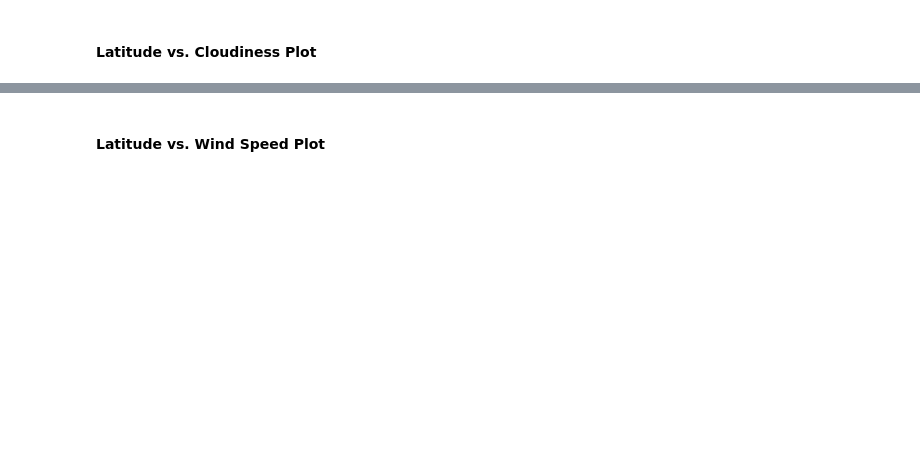
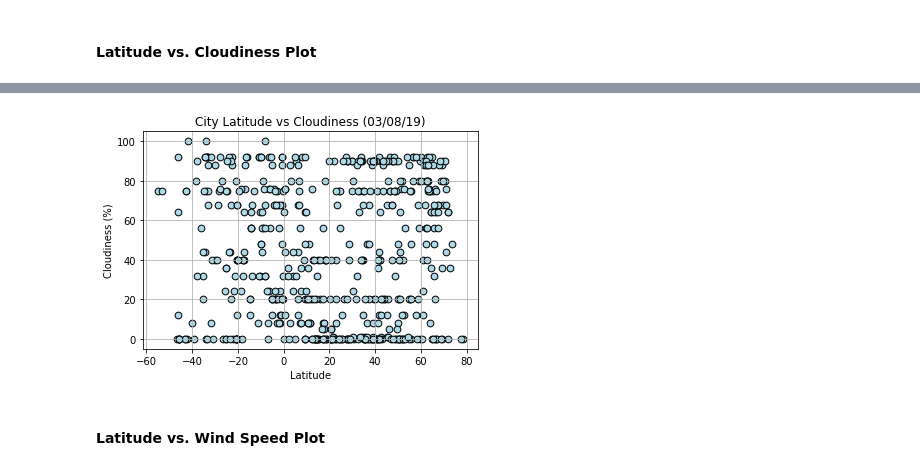
Before and after one commit to TotalEntropy/UofT-Data-2019, a Jupyter notebook: Bin/WeatherPy.ipynb, the cells around one changed output, grey strips where cells are left out. Cells and saved outputs as stored; diff of their text form; code cells hidden in the pictures; blank space fills up the shorter version.

```diff
--- a/Bin/WeatherPy.ipynb
+++ b/Bin/WeatherPy.ipynb
@@ -203,2 +214,16 @@ dtype: int64
+# %%
+# Building the scatter plot
+plt.scatter(weather_df['Lat'], weather_df['Cloudiness'], marker = 'o', s = 45, edgecolors = 'black', color = 'lightblue')
+
+# Adding graph properties
+plt.title('City Latitude vs Cloudiness (03/08/19)')
+plt.ylabel('Cloudiness (%)')
+plt.xlabel('Latitude')
+plt.grid()
+
+# Saving the figure
+plt.savefig('../Output/Cloudiness_vs_Lat.png')
+# %% [output]
+[figure, added]
 # %% [markdown]
 #### Latitude vs. Wind Speed Plot
```
Also changed, not shown: parts of 17 cells of this notebook, 5 other files.
